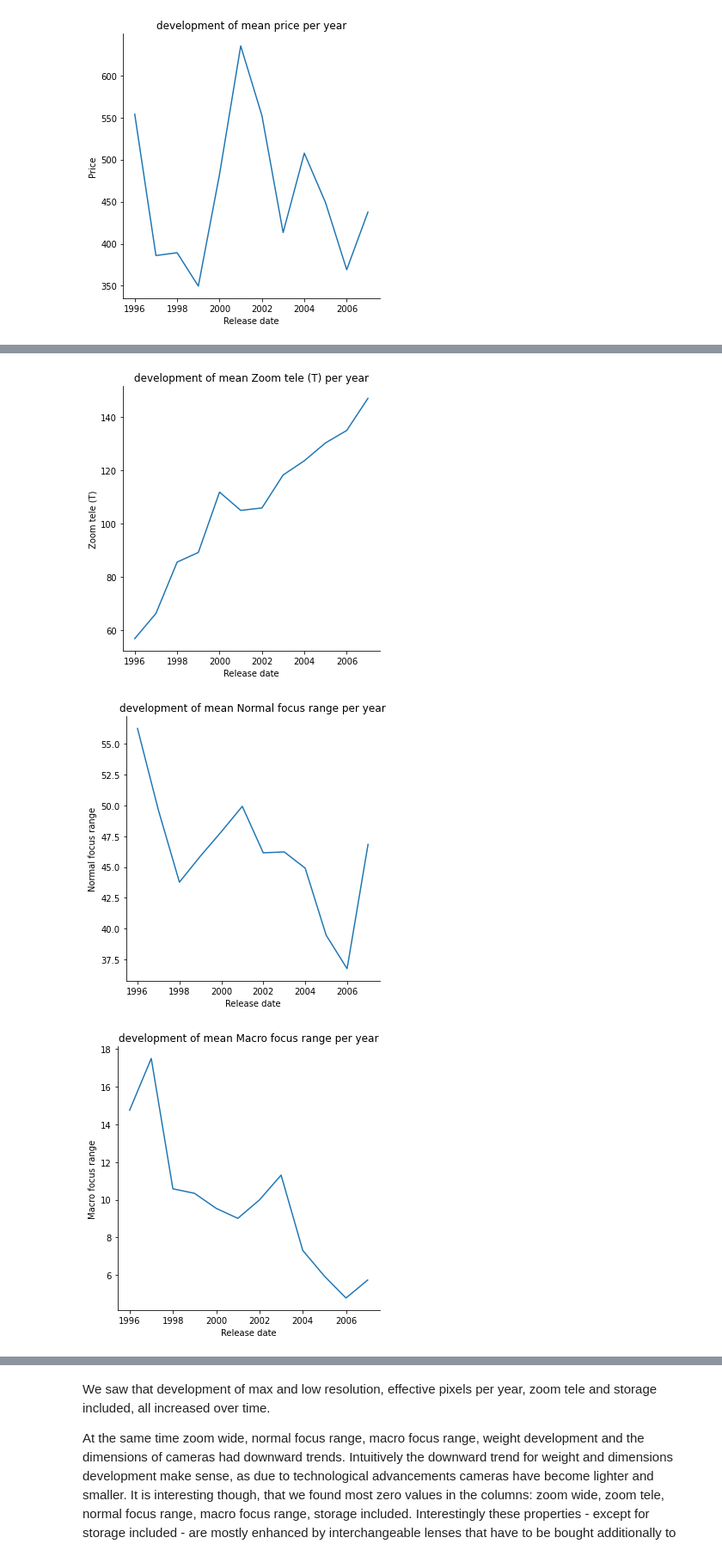
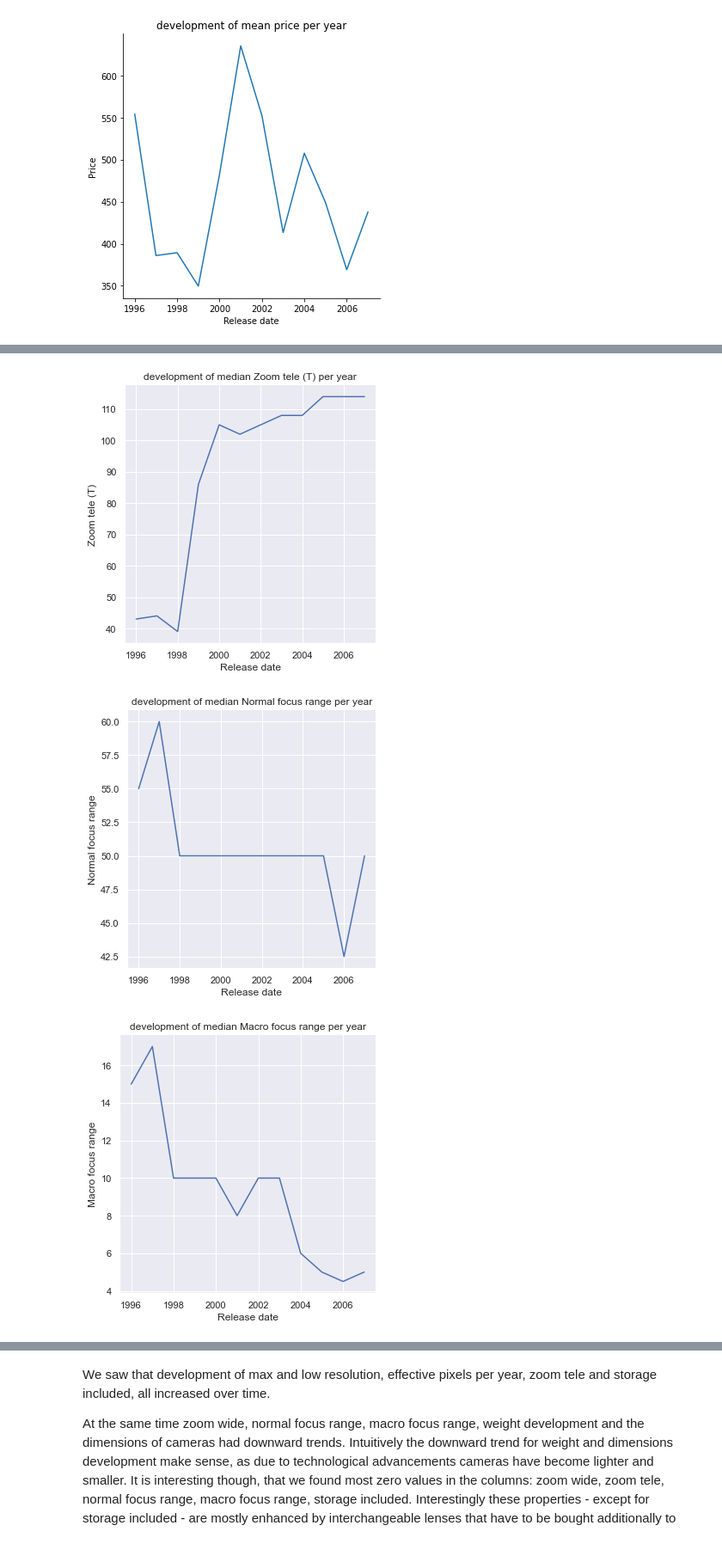
Before and after one commit to juro95/Camera-Data-Science-Project, a Jupyter notebook: 1000cameras.ipynb, the cells around one changed output, grey strips where cells are left out. Shown at 86% size. Cells and saved outputs as stored; diff of their text form; code cells hidden in the pictures.

```diff
--- a/1000cameras.ipynb
+++ b/1000cameras.ipynb
@@ -218,7 +218,7 @@ Now we are going to look at the different camera properties and how they have de
 # %%
-#plotting different properties and their development over time
+#plotting different properties and their development over time - taking the median as the 0 values would bias the mean
 for properties in columns_without_price_date_model :
-    sns.relplot(x = "Release date", y = f"{properties}", data = mean_camera, kind = "line")
-    plt.title(f"development of mean {properties} per year")
+    sns.relplot(x = "Release date", y = f"{properties}", data = median_camera, kind = "line")
+    plt.title(f"development of median {properties} per year")
     plt.show
 # %% [output]
@@ -229,3 +229,3 @@ for properties in columns_without_price_date_model :
-[figure, old version]
+[figure, new version]
-[figure, old version]
+[figure, new version]
-[figure, old version]
+[figure, new version]
```
Also changed, not shown: parts of 5 cells of this notebook.
